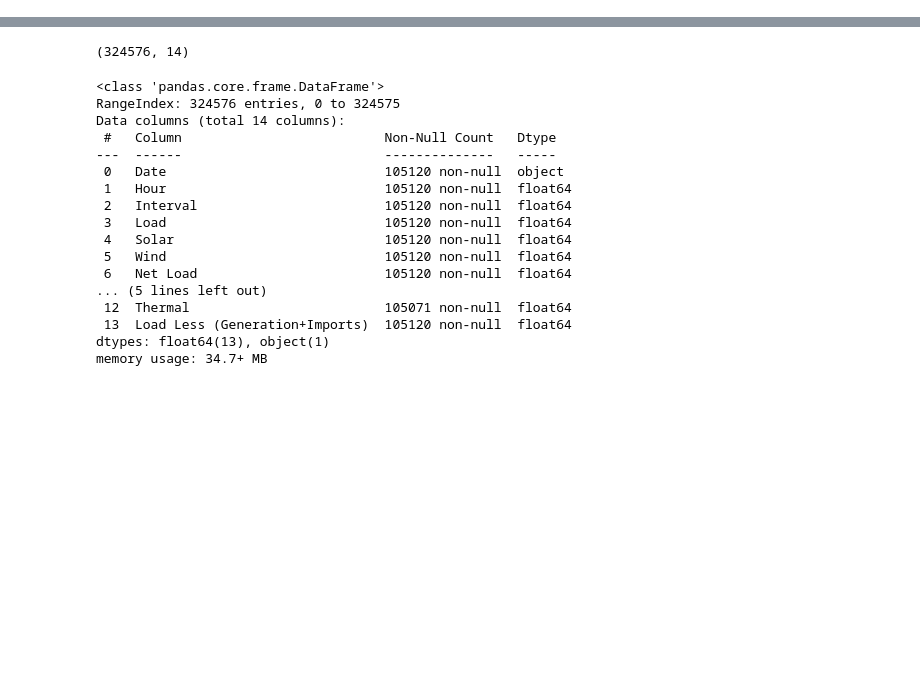
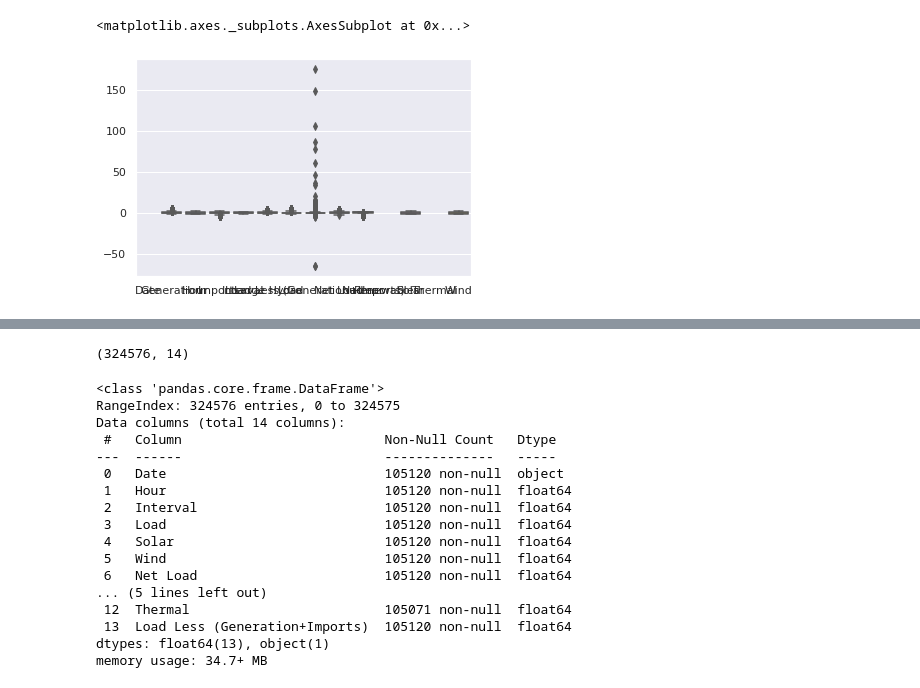
Before and after one commit to Hengameh1392/renewable-energy, a Jupyter notebook: 2019.ipynb, the cells around one changed output, grey strips where cells are left out. Cells and saved outputs as stored; diff of their text form; code cells hidden in the pictures; blank space fills up the shorter version.

```diff
--- a/2019.ipynb
+++ b/2019.ipynb
@@ -35,0 +71,7 @@ memory usage: 34.7+ MB
+# %%
+#normalize data
+df = (df - df.mean())/df.std()
+# Displaying DataFrame columns.
+df.columns
+# Some basic information about each column in the DataFrame
+df.info()
@@ -35,0 +96,3 @@ memory usage: 34.7+ MB
+# %%
+df["Thermal"] = df.Thermal.astype(float)
+df.info()
@@ -35,0 +117,3 @@ memory usage: 34.7+ MB
+# %%
+df["Renewables"] = df.Renewables.astype(float)
+df.info()
@@ -35,0 +141,5 @@ memory usage: 34.7+ MB
+# %%
+sns.boxplot(data=df, orient="v", palette="Set2")
+# %% [output]
+<matplotlib.axes._subplots.AxesSubplot at 0x...>
+[figure, added]
```
Also changed, not shown: parts of 13 cells of this notebook.
